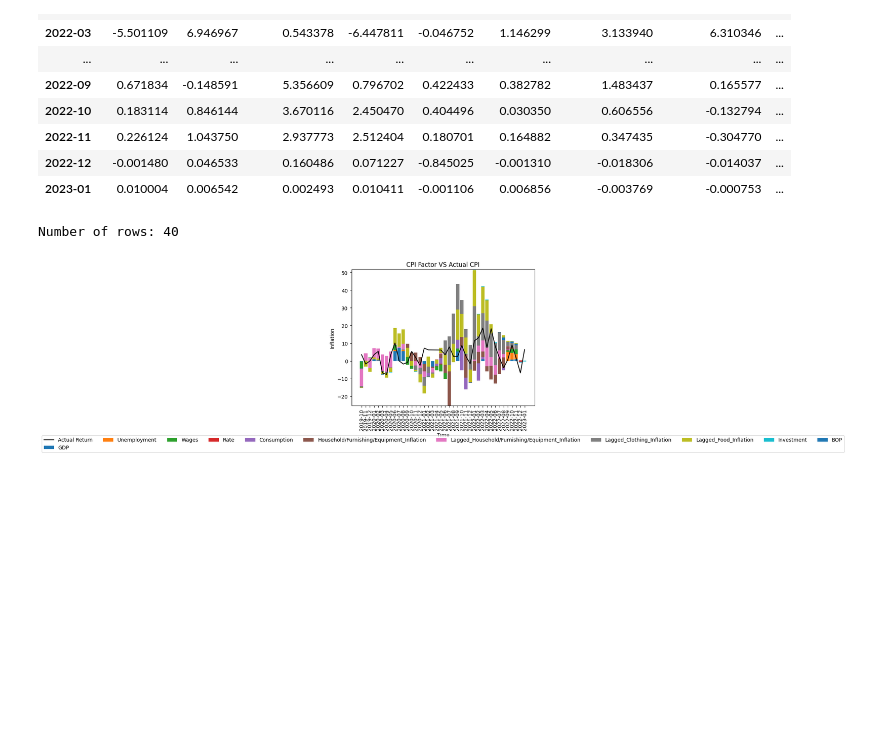
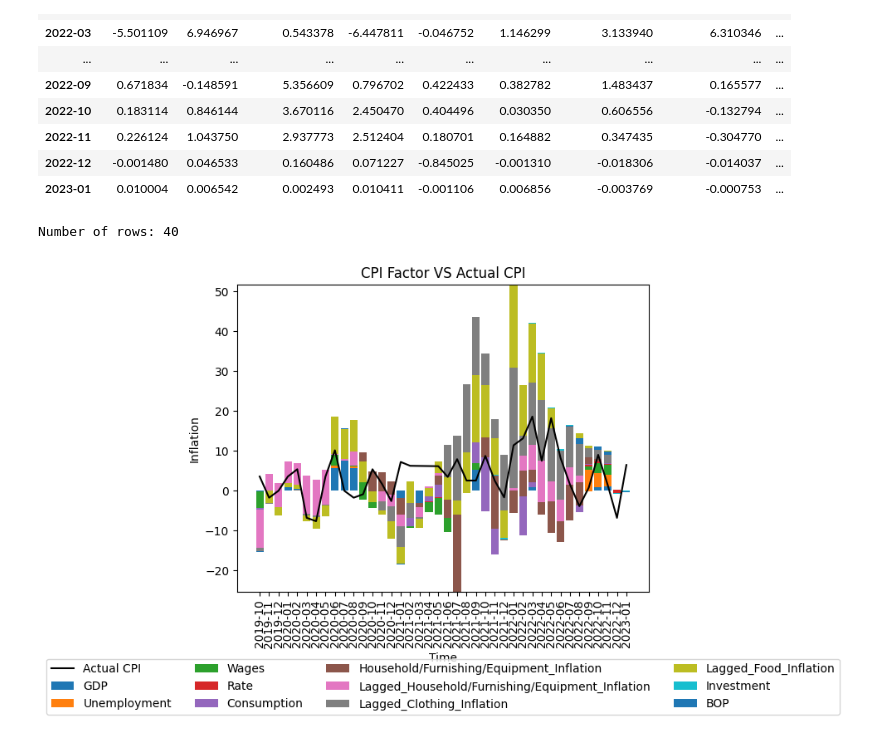
Before and after one commit to WilliamClintC/BOC-CPI-Mapper, a Jupyter notebook: Looper.ipynb, the cells around one changed output. Drawn from its saved outputs; the diff is of its cells as text; code cells hidden in the pictures; blank space fills up the shorter version.

```diff
--- a/Looper.ipynb
+++ b/Looper.ipynb
@@ -195,34 +195,34 @@ fig, ax = plt.subplots()
 
 # Plotting each category's bar
 bottom = np.zeros(len(time_periods))
 for i, category in enumerate(categories):
     ax.bar(time_periods, data[i], bottom=bottom, label=category)
     bottom += data[i]
 
 # Customize the plot
 ax.set_xlabel('Time')
 ax.set_ylabel('Inflation')
 ax.set_title('CPI Factor VS Actual CPI')
 ax.legend()
 
 # Calculate trend line
 x = np.arange(len(time_periods))
 y=ten_factor_data['CPI'].tolist()[:time]
 
 # Plot the trend line
-ax.plot(x, y, color='black', label='Actual Return')
+ax.plot(x, y, color='black', label='Actual CPI')
 ax.legend()
 
 # Set the legend below the graph
-ax.legend(loc='upper center', bbox_to_anchor=(0.5, -0.2), ncol=len(categories))
+ax.legend(loc='upper center', bbox_to_anchor=(0.5, -0.2), ncol=4)
 
 # Set the x-axis tick labels to display horizontally
 plt.xticks(rotation=90)
 plt.xticks(fontsize=10)
 
-#plt.ylim(-5, 5)
+
 # Display the chart
 plt.show()
 # %% [output]
 Number of rows: 40
-[figure, old version]
+[figure, new version]
```
